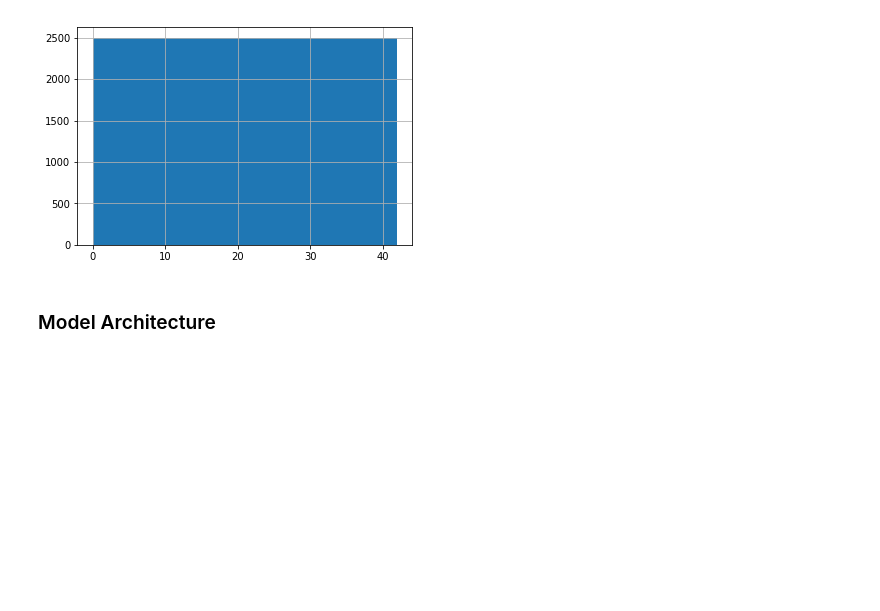
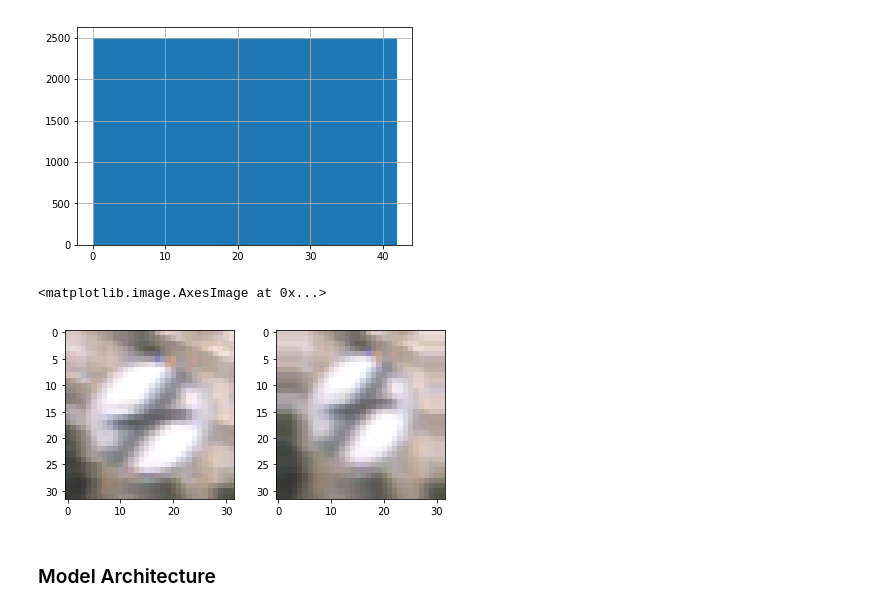
Before and after one commit to kindoblue/CarND-Traffic-Sign-Classifier-Project, a Jupyter notebook: Traffic_Sign_Classifier.ipynb, the cells around one changed output. Saved outputs shown, nothing was run; the diff lists cells and outputs as text; code cells hidden in the pictures; blank space fills up the shorter version.

```diff
--- a/Traffic_Sign_Classifier.ipynb
+++ b/Traffic_Sign_Classifier.ipynb
@@ -315,6 +315,15 @@ sr_y_train_augmented.hist(bins=n_classes)
 # %% [output]
 <matplotlib.axes._subplots.AxesSubplot at 0x...>
 [figure]
+# %%
+# draw an image and its random transformation, for demo purposes
+fig, (a, b) = plt.subplots(1, 2)
+fig.tight_layout()
+a.imshow(X_train[49])
+b.imshow(apply_random_transform(X_train[49]))
+# %% [output]
+<matplotlib.image.AxesImage at 0x...>
+[figure, added]
 # %% [markdown]
 ### Model Architecture
 # %%
```
Also changed, not shown: parts of 8 cells of this notebook.
